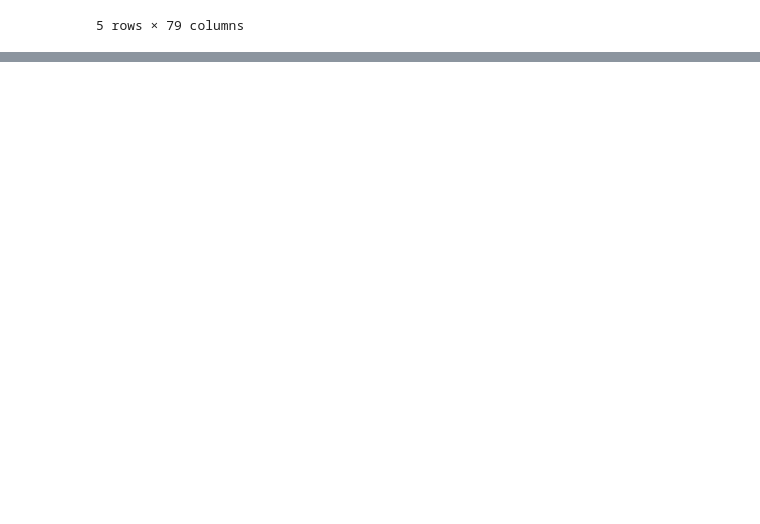
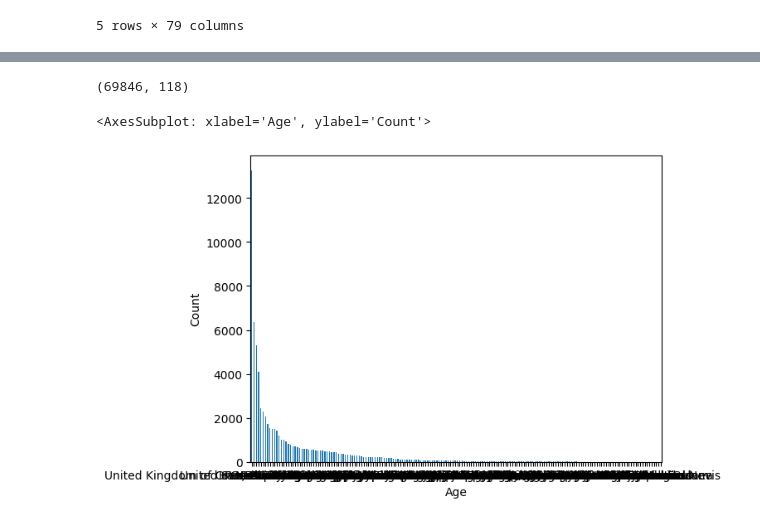
Before and after one commit to alphasigma25/VI-2022, a Jupyter notebook: test.ipynb, the cells around one changed output, grey strips where cells are left out. Drawn from its saved outputs; the diff is of its cells as text; code cells hidden in the pictures; blank space fills up the shorter version.

Commit message:
début graphiques

```diff
--- a/test.ipynb
+++ b/test.ipynb
@@ -17,4 +17,6 @@ df.head()
 5 rows × 79 columns
 # %%
 # filter NaN
-df = df.dropna(thresh=df.shape[1]*(1-2/df.shape[1]))
+print(df.shape)
+df = df.dropna(thresh=df.shape[1]*0.4)
+df.shape
@@ -81,0 +105,10 @@ df1['MentalHealth'].str.get_dummies(sep = ';')
+# %%
+data_df = data_df.dropna(thresh=data_df.shape[1]*0.95)
+data_df.shape
+# %% [output]
+(69846, 118)
+# %%
+df['Country'].value_counts().plot(kind='bar', xlabel='Age', ylabel='Count', rot=0)
+# %% [output]
+<AxesSubplot: xlabel='Age', ylabel='Count'>
+[figure, added]
```
Also changed, not shown: parts of 7 cells of this notebook.
